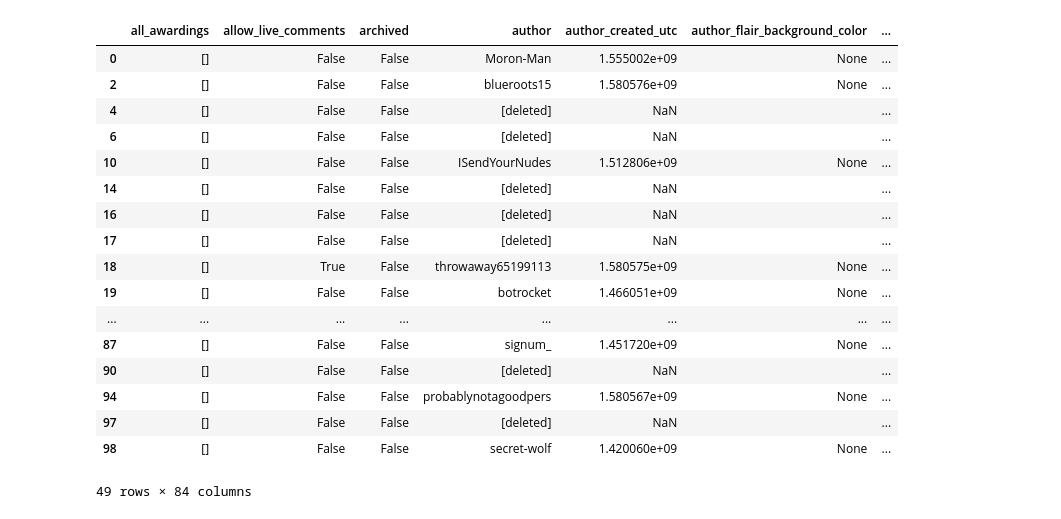
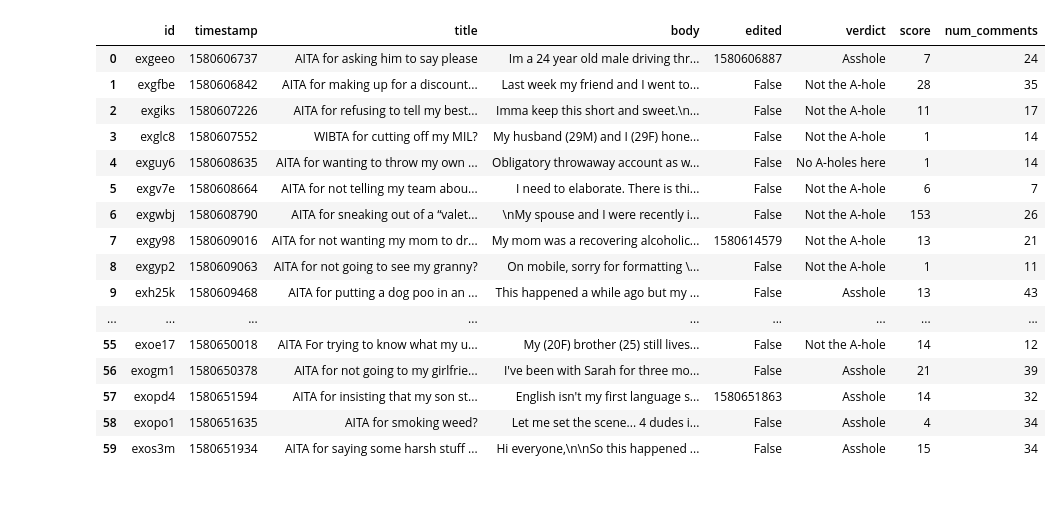
Before and after one commit to cdoge25/AITA, a Jupyter notebook: read.ipynb, the cells around one changed output. Drawn from its saved outputs; the diff is of its cells as text; code cells hidden in the pictures.

```diff
--- a/read.ipynb
+++ b/read.ipynb
@@ -55,22 +7,21 @@ df = pd.DataFrame.from_dict(data)
-# %%
-df = df[df['link_flair_text'].notna()]
-df
-# %% [output]
-|  | all_awardings | allow_live_comments | archived | author | author_created_utc | author_flair_background_color | ... |
-| 0 | [] | False | False | Moron-Man | 1.555002e+09 | None | ... |
-| 2 | [] | False | False | blueroots15 | 1.580576e+09 | None | ... |
-| 4 | [] | False | False | [deleted] | NaN |  | ... |
-| 6 | [] | False | False | [deleted] | NaN |  | ... |
-| 10 | [] | False | False | ISendYourNudes | 1.512806e+09 | None | ... |
-| 14 | [] | False | False | [deleted] | NaN |  | ... |
-| 16 | [] | False | False | [deleted] | NaN |  | ... |
-| 17 | [] | False | False | [deleted] | NaN |  | ... |
-| 18 | [] | True | False | throwaway65199113 | 1.580575e+09 | None | ... |
-| 19 | [] | False | False | botrocket | 1.466051e+09 | None | ... |
-| ... | ... | ... | ... | ... | ... | ... | ... |
-| 87 | [] | False | False | signum_ | 1.451720e+09 | None | ... |
-| 90 | [] | False | False | [deleted] | NaN |  | ... |
-| 94 | [] | False | False | probablynotagoodpers | 1.580567e+09 | None | ... |
-| 97 | [] | False | False | [deleted] | NaN |  | ... |
-| 98 | [] | False | False | secret-wolf | 1.420060e+09 | None | ... |
-49 rows × 84 columns
+# %%
+df_new = pd.read_csv("aita_new.csv")
+df_new
+# %% [output]
+|  | id | timestamp | title | body | edited | verdict | score | num_comments |
+| 0 | exgeeo | 1580606737 | AITA for asking him to say please | Im a 24 year old male driving thr... | 1580606887 | Asshole | 7 | 24 |
+| 1 | exgfbe | 1580606842 | AITA for making up for a discount... | Last week my friend and I went to... | False | Not the A-hole | 28 | 35 |
+| 2 | exgiks | 1580607226 | AITA for refusing to tell my best... | Imma keep this short and sweet.\n... | False | Not the A-hole | 11 | 17 |
+| 3 | exglc8 | 1580607552 | WIBTA for cutting off my MIL? | My husband (29M) and I (29F) hone... | False | Not the A-hole | 1 | 14 |
+| 4 | exguy6 | 1580608635 | AITA for wanting to throw my own ... | Obligatory throwaway account as w... | False | No A-holes here | 1 | 14 |
+| 5 | exgv7e | 1580608664 | AITA for not telling my team abou... | I need to elaborate. There is thi... | False | Not the A-hole | 6 | 7 |
+| 6 | exgwbj | 1580608790 | AITA for sneaking out of a “valet... | \nMy spouse and I were recently i... | False | Not the A-hole | 153 | 26 |
+| 7 | exgy98 | 1580609016 | AITA for not wanting my mom to dr... | My mom was a recovering alcoholic... | 1580614579 | Not the A-hole | 13 | 21 |
+| 8 | exgyp2 | 1580609063 | AITA for not going to see my granny? | On mobile, sorry for formatting \... | False | Not the A-hole | 1 | 11 |
+| 9 | exh25k | 1580609468 | AITA for putting a dog poo in an ... | This happened a while ago but my ... | False | Asshole | 13 | 43 |
+| ... | ... | ... | ... | ... | ... | ... | ... | ... |
+| 55 | exoe17 | 1580650018 | AITA For trying to know what my u... | My (20F) brother (25) still lives... | False | Not the A-hole | 14 | 12 |
+| 56 | exogm1 | 1580650378 | AITA for not going to my girlfrie... | I've been with Sarah for three mo... | False | Asshole | 21 | 39 |
+| 57 | exopd4 | 1580651594 | AITA for insisting that my son st... | English isn't my first language s... | 1580651863 | Asshole | 14 | 32 |
+| 58 | exopo1 | 1580651635 | AITA for smoking weed? | Let me set the scene... 4 dudes i... | False | Asshole | 4 | 34 |
+| 59 | exos3m | 1580651934 | AITA for saying some harsh stuff ... | Hi everyone,\n\nSo this happened ... | False | Asshole | 15 | 34 |
```
Also changed, not shown: parts of 6 cells of this notebook, 3 other files.
